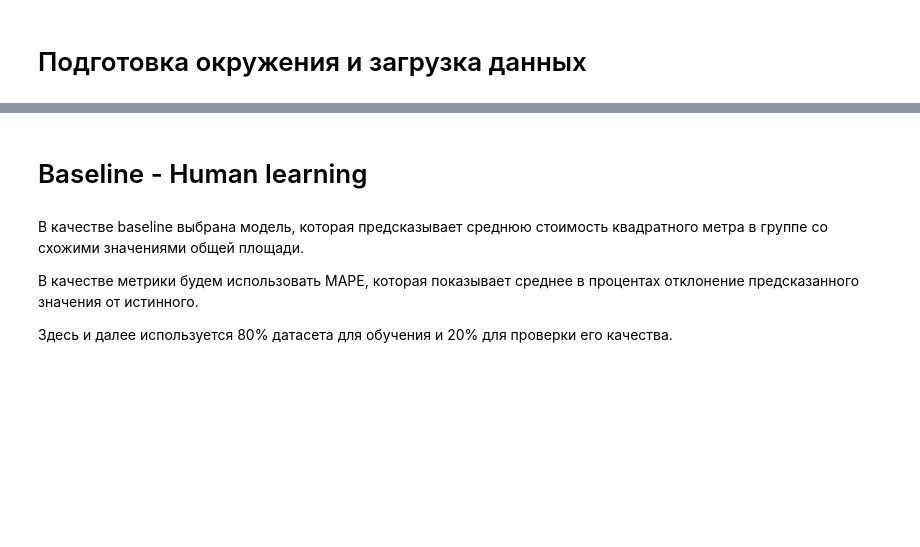
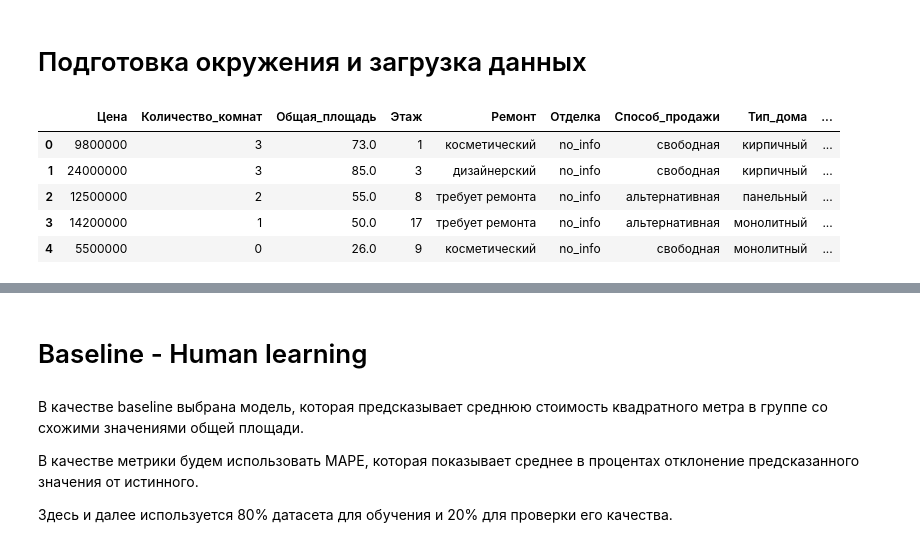
Before and after one commit to NeKonnnn/PetProject-price-real-estate-in-St.-Petersburg, a Jupyter notebook: notebooks/3. Modeling.ipynb, the cells around one changed output, grey strips where cells are left out. Cells and saved outputs as stored; diff of their text form; code cells hidden in the pictures; blank space fills up the shorter version.

```diff
--- a/notebooks/3. Modeling.ipynb
+++ b/notebooks/3. Modeling.ipynb
@@ -30,3 +30,12 @@ except Exception:
 pd.set_option("display.max_columns", None)
 # %%
 df = pd.read_csv('df_engineering_new2.csv')
+# %%
+df.head()
+# %% [output]
+|  | Цена | Количество_комнат | Общая_площадь | Этаж | Ремонт | Отделка | Способ_продажи | Тип_дома | ... |
+| 0 | 9800000 | 3 | 73.0 | 1 | косметический | no_info | свободная | кирпичный | ... |
+| 1 | 24000000 | 3 | 85.0 | 3 | дизайнерский | no_info | свободная | кирпичный | ... |
+| 2 | 12500000 | 2 | 55.0 | 8 | требует ремонта | no_info | альтернативная | панельный | ... |
+| 3 | 14200000 | 1 | 50.0 | 17 | требует ремонта | no_info | альтернативная | монолитный | ... |
+| 4 | 5500000 | 0 | 26.0 | 9 | косметический | no_info | свободная | монолитный | ... |
```
Also changed, not shown: parts of 22 cells of this notebook, 2 other files.
